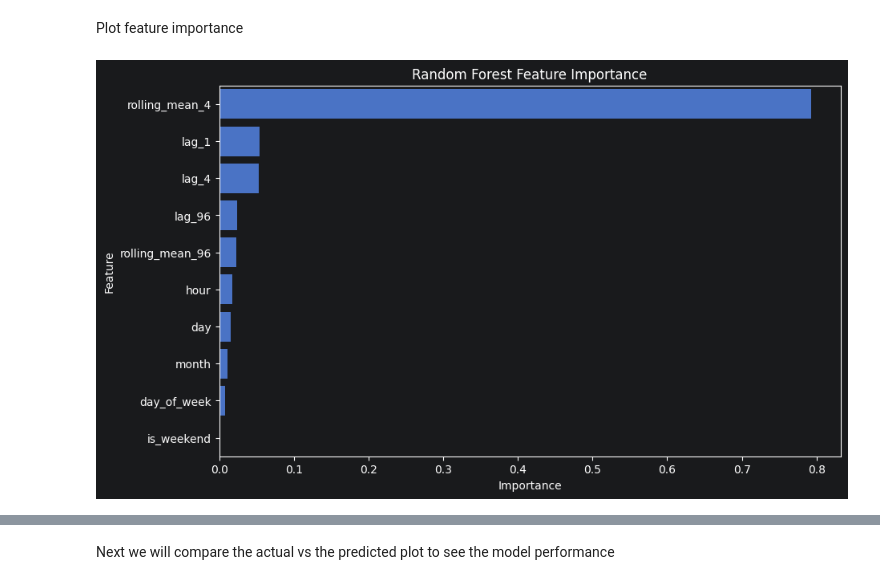
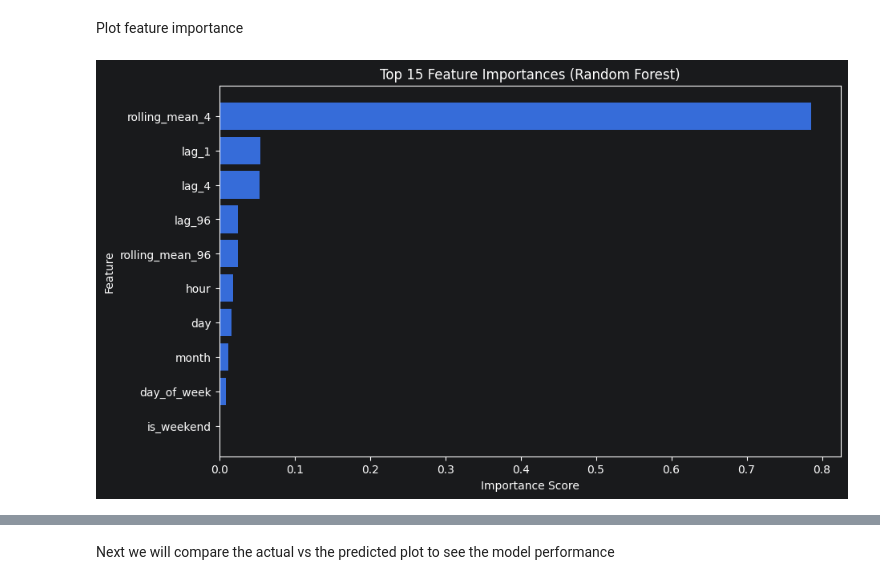
Before and after one commit to Iminza67/Household-Energy-Consumption-Generation-Analysis, a Jupyter notebook: notebooks/randomforest.ipynb, the cells around one changed output, grey strips where cells are left out. Saved outputs shown, nothing was run; the diff lists cells and outputs as text; code cells hidden in the pictures.

```diff
--- a/notebooks/randomforest.ipynb
+++ b/notebooks/randomforest.ipynb
@@ -153,10 +257,18 @@ Train Random Forest Model
 # %%
-rf_model = RandomForestRegressor(
-    n_estimators=100,
+rf_pv = RandomForestRegressor(
+    n_estimators=200,
     max_depth=15,
     random_state=42,
     n_jobs=-1
 )
 
-rf_model.fit(X_train, y_train)
+rf_cons = RandomForestRegressor(
+    n_estimators=200,
+    max_depth=15,
+    random_state=42,
+    n_jobs=-1
+)
+
+rf_pv.fit(X_train, y_pv_train)
+rf_cons.fit(X_train, y_cons_train)
 # %% [output]
@@ -206,15 +373,15 @@ print(feature_importance)
 # %% [markdown]
 Plot feature importance
 # %%
-plt.figure(figsize=(10, 6))
+top_features = feature_importance.head(15)
 
-sns.barplot(
-    data=feature_importance,
-    x='Importance',
-    y='Feature'
-)
+plt.figure(figsize=(10,6))
+plt.barh(top_features['Feature'], top_features['Importance'])
+plt.gca().invert_yaxis()
 
-plt.title('Random Forest Feature Importance')
+plt.title("Top 15 Feature Importances (Random Forest)")
+plt.xlabel("Importance Score")
+plt.ylabel("Feature")
 plt.show()
 # %% [output]
-[figure, old version]
+[figure, new version]
```
Also changed, not shown: parts of 27 cells of this notebook, 2 other files.
